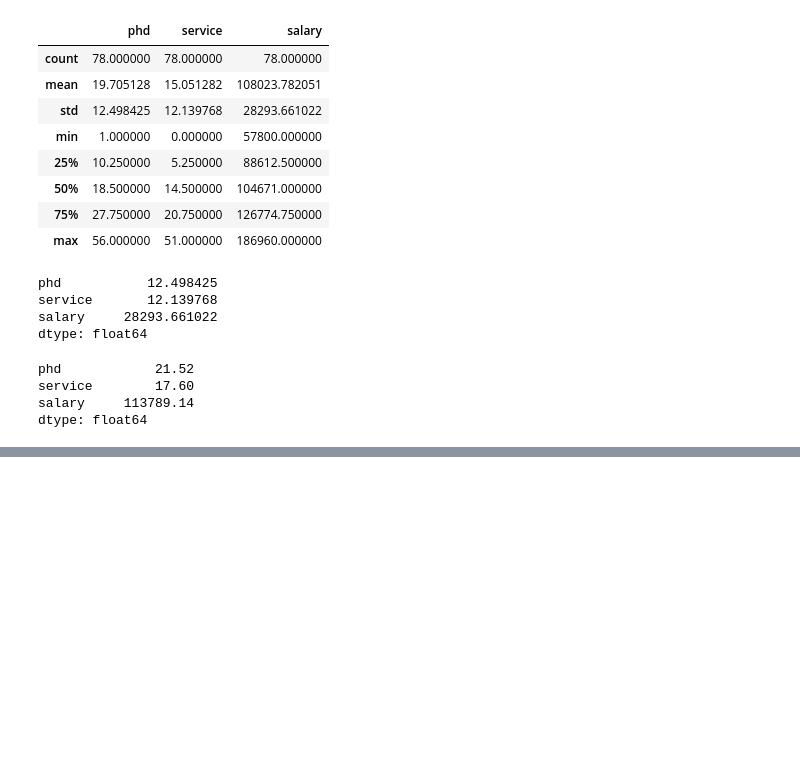
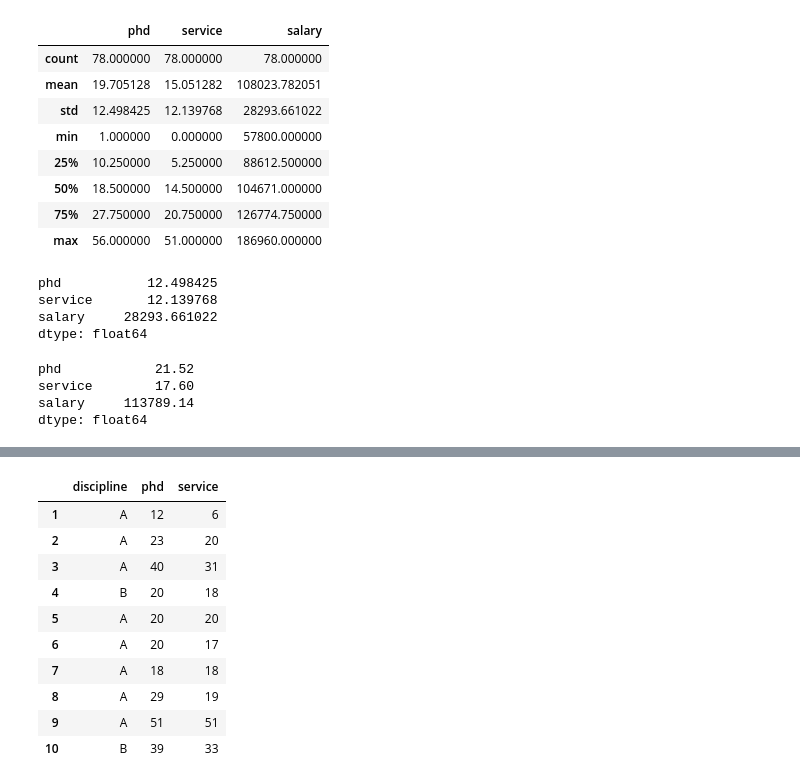
Before and after one commit to Nimo1998/datascinece_RCodes, a Jupyter notebook: Python_Practice.ipynb, the cells around one changed output, grey strips where cells are left out. Drawn from its saved outputs; the diff is of its cells as text; code cells hidden in the pictures; blank space fills up the shorter version.

```diff
--- a/Python_Practice.ipynb
+++ b/Python_Practice.ipynb
@@ -136,0 +206,14 @@ dtype: float64
+# %%
+df.iloc[1:11,1:4]
+# %% [output]
+|  | discipline | phd | service |
+| 1 | A | 12 | 6 |
+| 2 | A | 23 | 20 |
+| 3 | A | 40 | 31 |
+| 4 | B | 20 | 18 |
+| 5 | A | 20 | 20 |
+| 6 | A | 20 | 17 |
+| 7 | A | 18 | 18 |
+| 8 | A | 29 | 19 |
+| 9 | A | 51 | 51 |
+| 10 | B | 39 | 33 |
```
Also changed, not shown: parts of 13 cells of this notebook.
